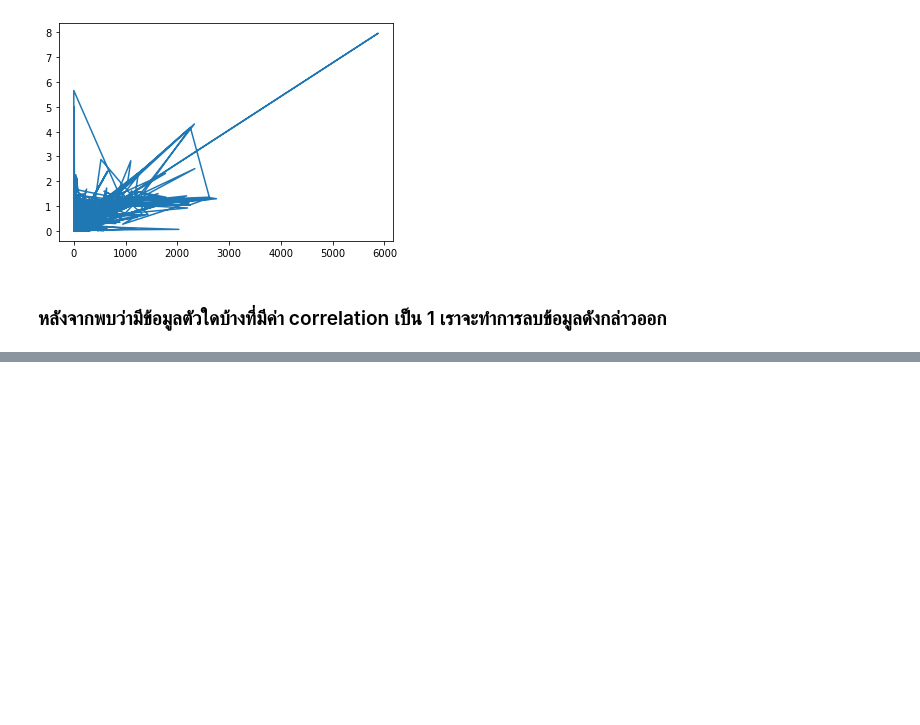
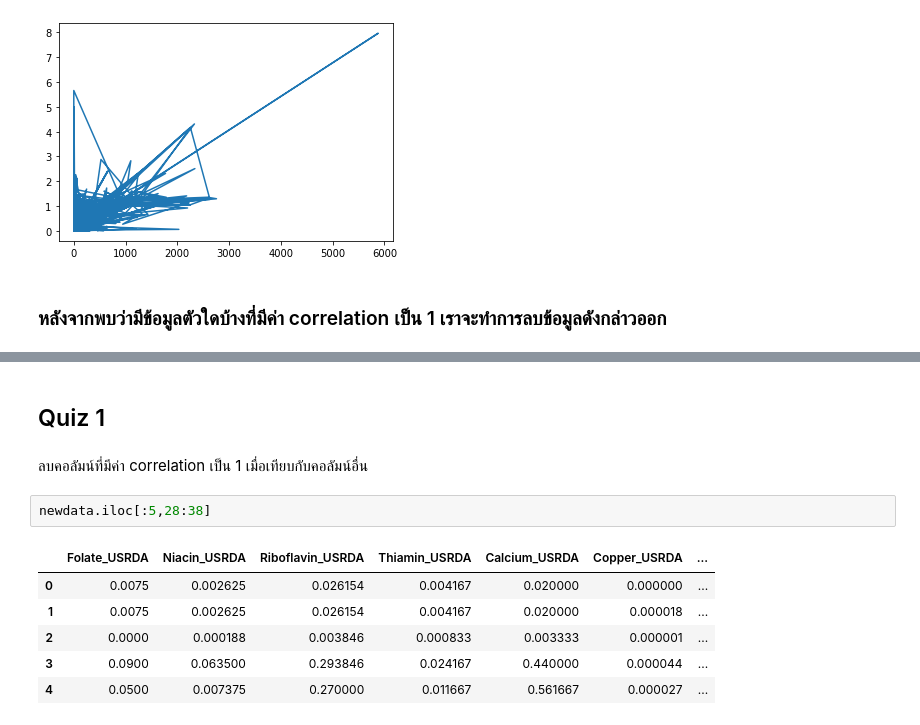
Before and after one commit to Wikanda-Hongboonmee/multivariate, a Jupyter notebook: Chapter3_PCA.ipynb, the cells around one changed output, grey strips where cells are left out. Drawn from its saved outputs; the diff is of its cells as text; blank space fills up the shorter version.

Commit message:
QUIZ 1

```diff
--- a/Chapter3_PCA.ipynb
+++ b/Chapter3_PCA.ipynb
@@ -471,0 +500,13 @@ plt.plot(newdata.iloc[:,11],newdata.iloc[:,29])
+# %% [markdown]
+## Quiz 1
+# %% [markdown]
+ลบคอลัมน์ที่มีค่า correlation เป็น 1 เมื่อเทียบกับคอลัมน์อื่น
+# %%
+newdata.iloc[:5,28:38]
+# %% [output]
+|  | Folate_USRDA | Niacin_USRDA | Riboflavin_USRDA | Thiamin_USRDA | Calcium_USRDA | Copper_USRDA | ... |
+| 0 | 0.0075 | 0.002625 | 0.026154 | 0.004167 | 0.020000 | 0.000000 | ... |
+| 1 | 0.0075 | 0.002625 | 0.026154 | 0.004167 | 0.020000 | 0.000018 | ... |
+| 2 | 0.0000 | 0.000188 | 0.003846 | 0.000833 | 0.003333 | 0.000001 | ... |
+| 3 | 0.0900 | 0.063500 | 0.293846 | 0.024167 | 0.440000 | 0.000044 | ... |
+| 4 | 0.0500 | 0.007375 | 0.270000 | 0.011667 | 0.561667 | 0.000027 | ... |
```
Also changed, not shown: parts of 6 cells of this notebook.
